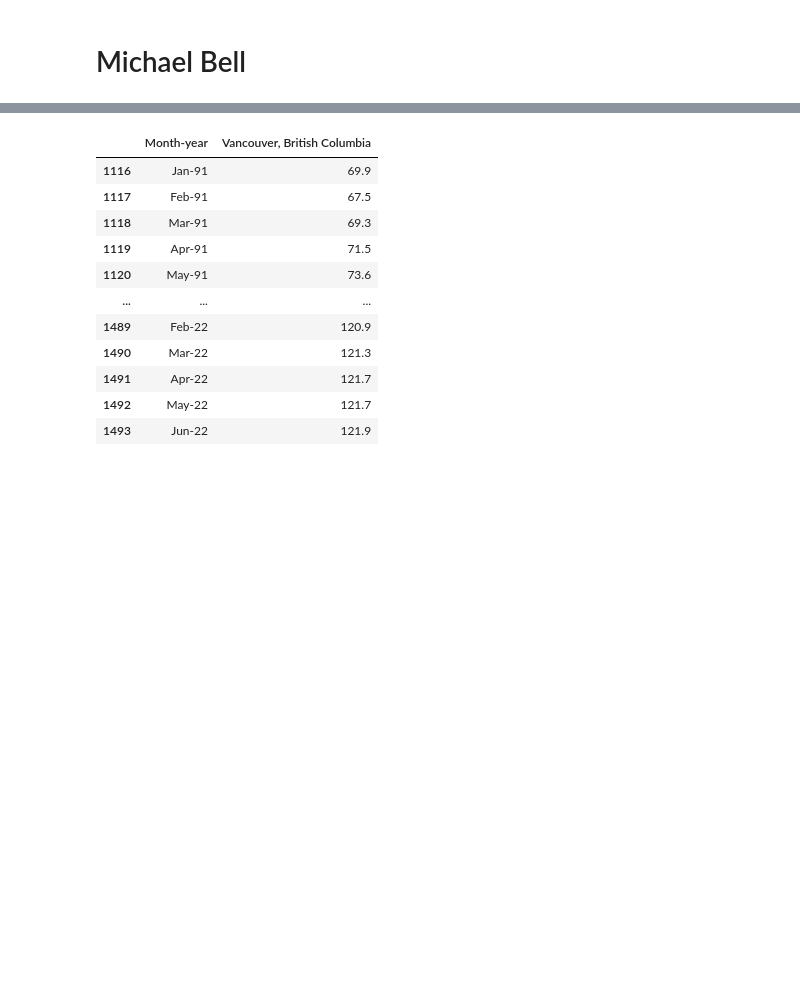
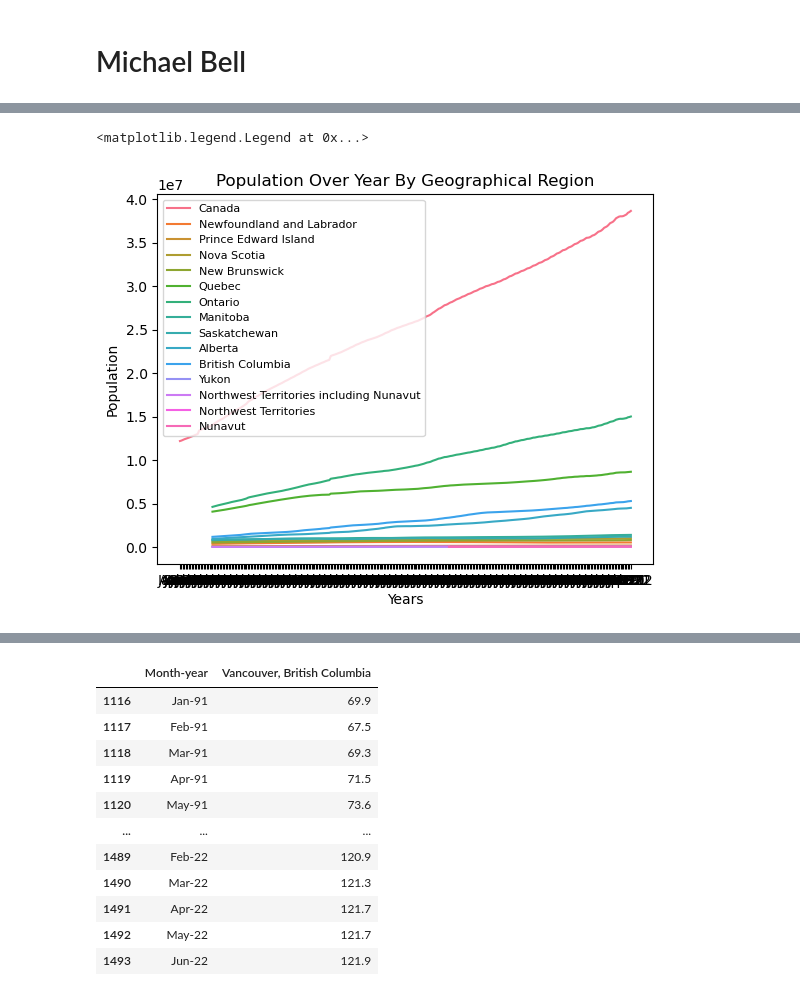
Before and after one commit to ubco-W2022T1-cosc301/group13, a Jupyter notebook: notebooks/analysis3.ipynb, the cells around one changed output, grey strips where cells are left out. Saved outputs shown, nothing was run; the diff lists cells and outputs as text; code cells hidden in the pictures; blank space fills up the shorter version.

```diff
--- a/notebooks/analysis3.ipynb
+++ b/notebooks/analysis3.ipynb
@@ -10,6 +12,6 @@ import pandas as pd
 # %%
-vanIncFile = ("../data/raw/vancouver_income_main.csv")
+popIncFile = ("../data/raw/population-by-region-1946-2022 (1).csv")
 canHPIFile = ("../data/raw/hpi_by_region.csv")
 # %%
-vanDataSet = pd.read_csv(vanIncFile)
+popDataSet = pd.read_csv(popIncFile)
 canHPIDataSet = pd.read_csv(canHPIFile)
@@ -36,0 +127,6 @@ finalVan_DS
+# %%
+sns.lineplot(data=popDataSet, x="REF_DATE", y="Population estimate", hue="GEO").set(title="Population Over Year By Geographical Region", ylabel="Population", xlabel="Years")
+plt.legend(fontsize='8')
+# %% [output]
+<matplotlib.legend.Legend at 0x...>
+[figure, added]
```
Also changed, not shown: parts of 19 cells of this notebook.
